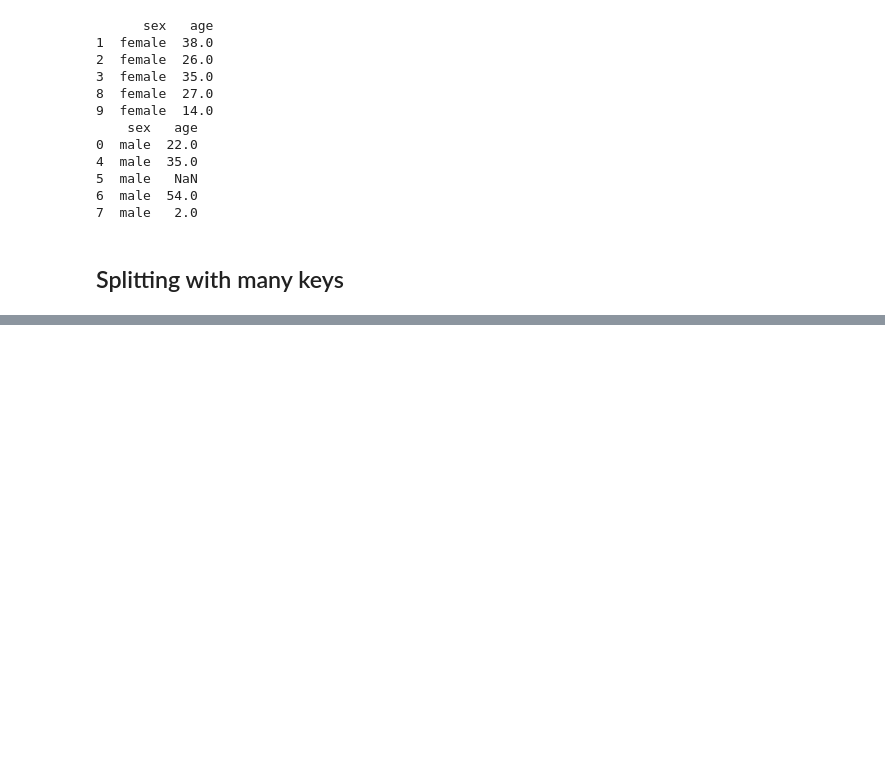
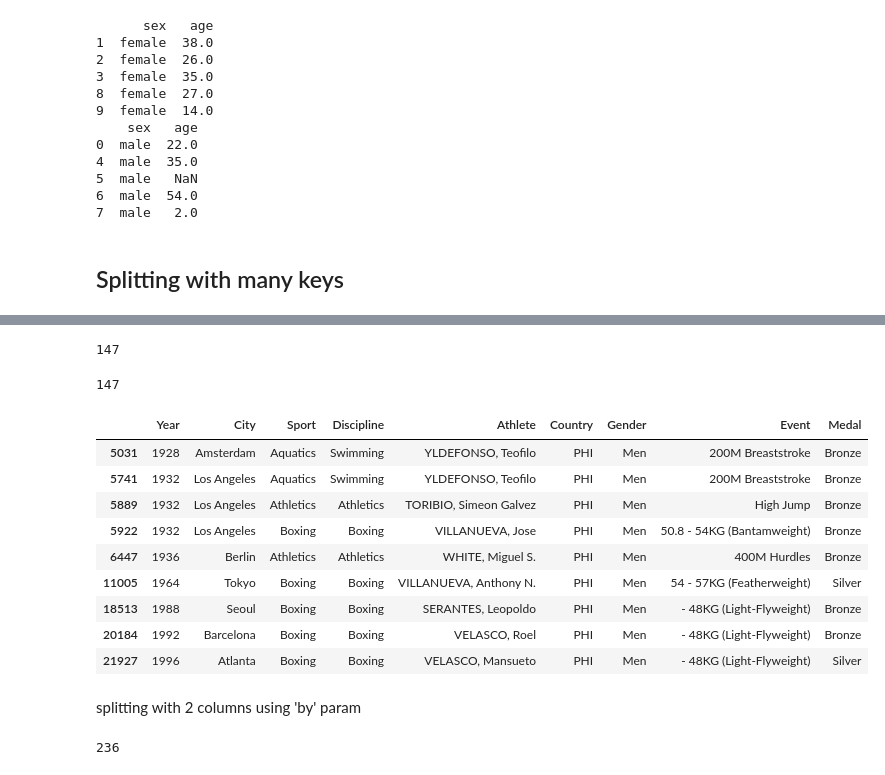
Before and after one commit to satenderlamba/Data-Science-with-Pandas, a Jupyter notebook: 2. Full Data Workflow A-Z/4. Groupby Operations/Groupby operations.ipynb, the cells around one changed output, grey strips where cells are left out. Drawn from its saved outputs; the diff is of its cells as text; code cells hidden in the pictures; blank space fills up the shorter version.

Commit message:
Splitting with many keys

```diff
--- a/2. Full Data Workflow A-Z/4. Groupby Operations/Groupby operations.ipynb
+++ b/2. Full Data Workflow A-Z/4. Groupby Operations/Groupby operations.ipynb
@@ -148,3 +148,6 @@ for x in gbo:       # printing the dataframes within gbo which are at index 1 in
 7  male   2.0
 # %% [markdown]
 ## Splitting with many keys
+# %%
+summer = pd.read_csv('summer.csv')
+summer.head()
@@ -150,0 +180,27 @@ for x in gbo:       # printing the dataframes within gbo which are at index 1 in
+# %%
+summer.Country.nunique()
+# %% [output]
+147
+# %%
+split1 = summer.groupby('Country')   # splitting into countries
+# %%
+l = list(split1)    # in this list, there are 147 tuples with first element as the country name and second as the corresponding dataframe
+# %%
+len(l)
+# %% [output]
+147
+# %%
+l[100][1]    #101th country with all details
+# %% [output]
+|  | Year | City | Sport | Discipline | Athlete | Country | Gender | Event | Medal |
+| 5031 | 1928 | Amsterdam | Aquatics | Swimming | YLDEFONSO, Teofilo | PHI | Men | 200M Breaststroke | Bronze |
+| 5741 | 1932 | Los Angeles | Aquatics | Swimming | YLDEFONSO, Teofilo | PHI | Men | 200M Breaststroke | Bronze |
+| 5889 | 1932 | Los Angeles | Athletics | Athletics | TORIBIO, Simeon Galvez | PHI | Men | High Jump | Bronze |
+| 5922 | 1932 | Los Angeles | Boxing | Boxing | VILLANUEVA, Jose | PHI | Men | 50.8 - 54KG (Bantamweight) | Bronze |
+| 6447 | 1936 | Berlin | Athletics | Athletics | WHITE, Miguel S. | PHI | Men | 400M Hurdles | Bronze |
+| 11005 | 1964 | Tokyo | Boxing | Boxing | VILLANUEVA, Anthony N. | PHI | Men | 54 - 57KG (Featherweight) | Silver |
+| 18513 | 1988 | Seoul | Boxing | Boxing | SERANTES, Leopoldo | PHI | Men | - 48KG (Light-Flyweight) | Bronze |
+| 20184 | 1992 | Barcelona | Boxing | Boxing | VELASCO, Roel | PHI | Men | - 48KG (Light-Flyweight) | Bronze |
+| 21927 | 1996 | Atlanta | Boxing | Boxing | VELASCO, Mansueto | PHI | Men | - 48KG (Light-Flyweight) | Silver |
+# %% [markdown]
+splitting with 2 columns using 'by' param
@@ -150,0 +211,4 @@ for x in gbo:       # printing the dataframes within gbo which are at index 1 in
+# %%
+len(l2)
+# %% [output]
+236
```
Also changed, not shown: parts of 7 cells of this notebook.
